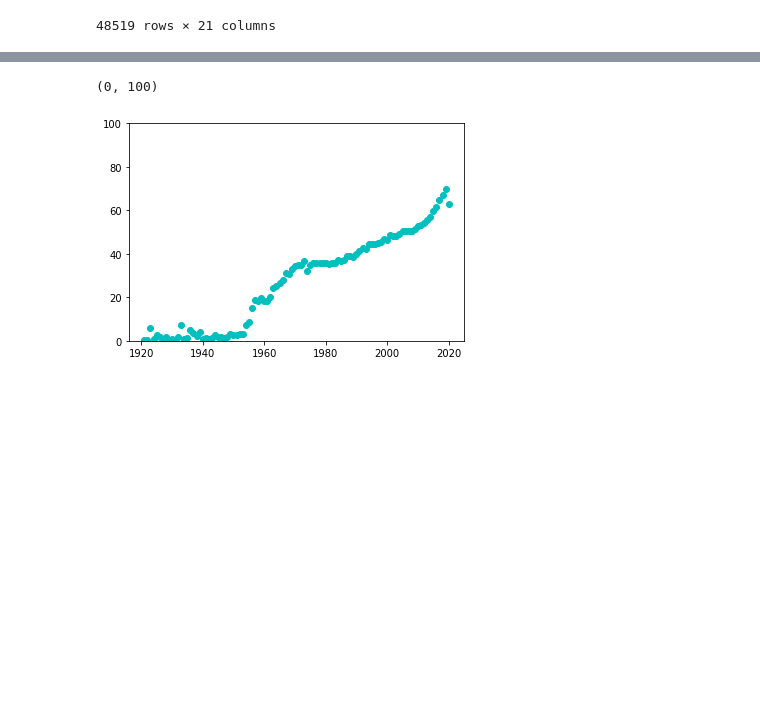
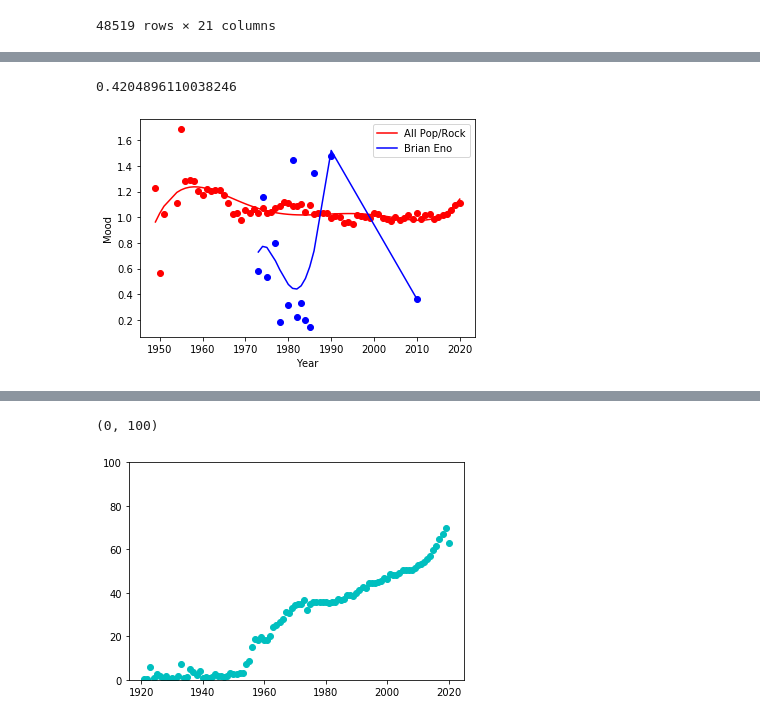
Before and after one commit to Wichaelian/ICM-2021, a Jupyter notebook: 2021_ICM_Problem_D_Data/Bullet 6.ipynb, the cells around one changed output, grey strips where cells are left out. Saved outputs shown, nothing was run; the diff lists cells and outputs as text; code cells hidden in the pictures; blank space fills up the shorter version.

```diff
--- a/2021_ICM_Problem_D_Data/Bullet 6.ipynb
+++ b/2021_ICM_Problem_D_Data/Bullet 6.ipynb
@@ -347,3 +369,8 @@ See the caveats in the documentation: http://pandas.pydata.org/pandas-docs/stabl
+# %%
+importancetoPR('Brian Eno')
+# %% [output]
+0.4204896110038246
+[figure, added]
 # %%
 #Influential Pop/Rock artists sorted by ascending acoustic diffrential
 acousticDF = artists[artists['artist_name'].isin(prArtists)]
```
Also changed, not shown: parts of 10 cells of this notebook.
